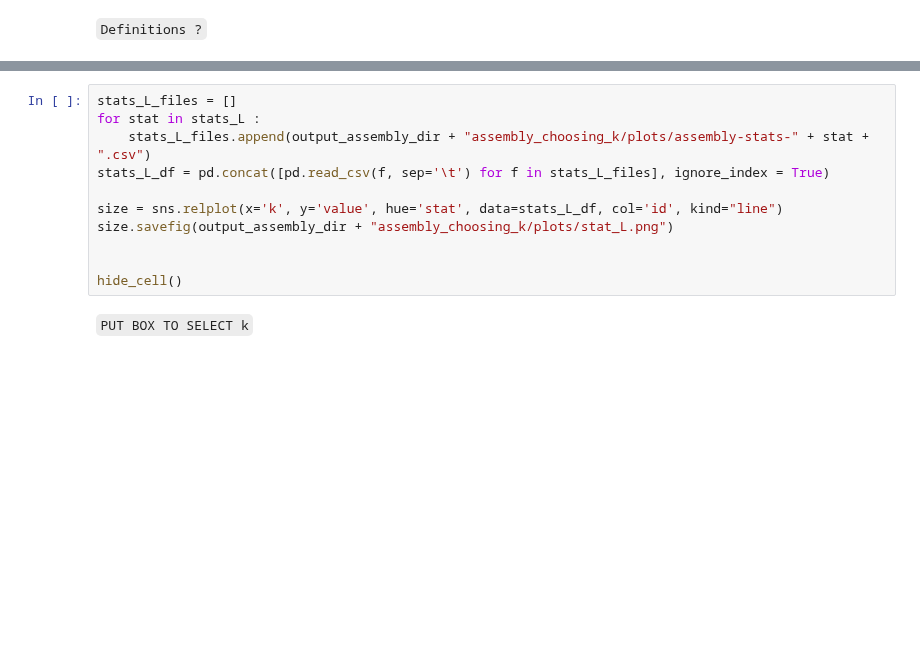
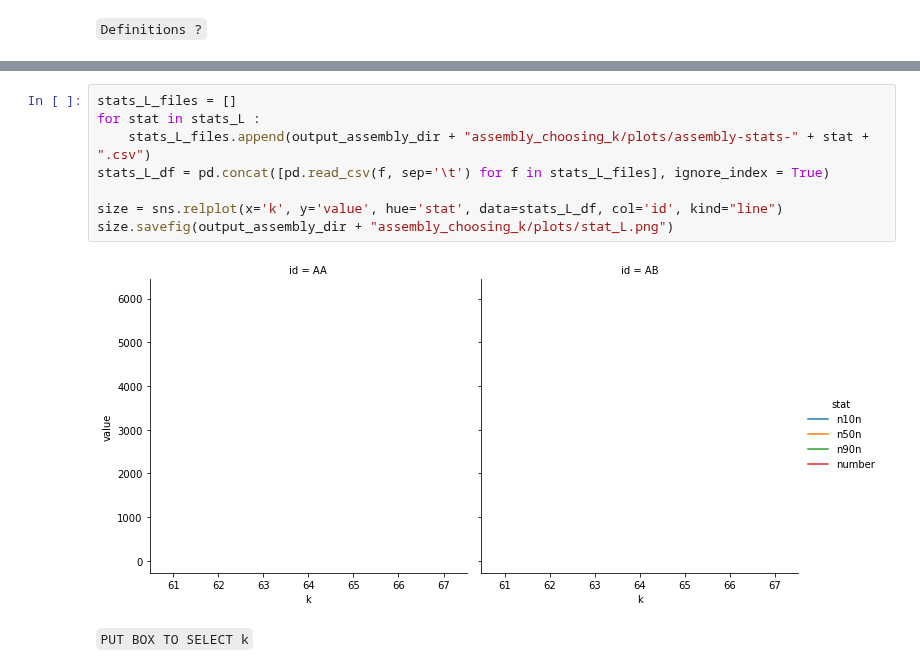
Before and after one commit to tranchant/frangiPANe, a Jupyter notebook: frangiPANe/frangiPANe.ipynb, the cells around one changed output, grey strips where cells are left out. Drawn from its saved outputs; the diff is of its cells as text; blank space fills up the shorter version.

````diff
--- a/frangiPANe/frangiPANe.ipynb
+++ b/frangiPANe/frangiPANe.ipynb
@@ -476,14 +533,13 @@ hide_cell()
 # %%
 stats_L_files = []
 for stat in stats_L :
     stats_L_files.append(output_assembly_dir + "assembly_choosing_k/plots/assembly-stats-" + stat + ".csv")
 stats_L_df = pd.concat([pd.read_csv(f, sep='\t') for f in stats_L_files], ignore_index = True)
 
 size = sns.relplot(x='k', y='value', hue='stat', data=stats_L_df, col='id', kind="line")
 size.savefig(output_assembly_dir + "assembly_choosing_k/plots/stat_L.png")
-
-
-hide_cell()
+# %% [output]
+[figure, added]
 # %% [markdown]
 ```PUT BOX TO SELECT k```
 # %%
````
Also changed, not shown: parts of 12 cells of this notebook.
